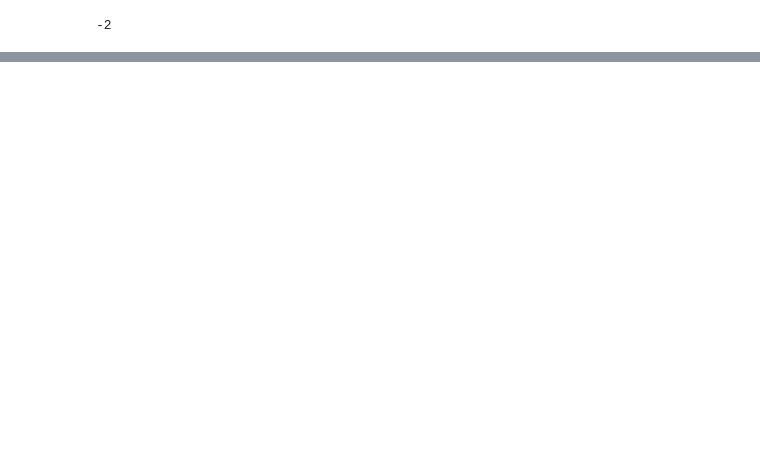
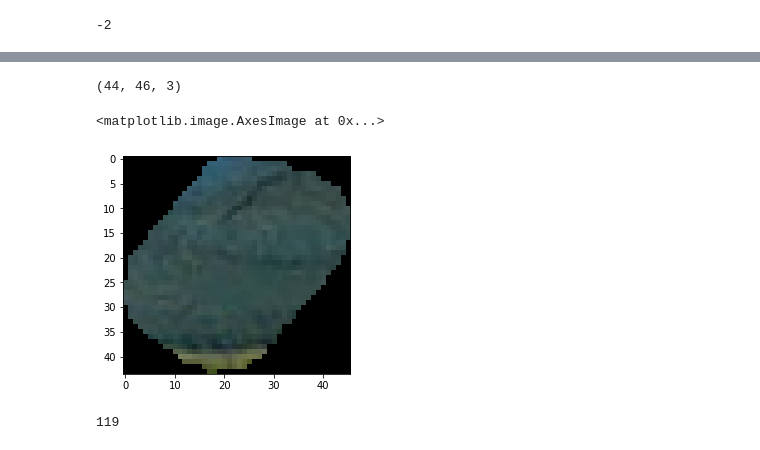
Before and after one commit to ZHANG-Bo-yang/DeepMatch_apprentissage, a Jupyter notebook: Frag_Match_avec_rotation.ipynb, the cells around one changed output, grey strips where cells are left out. Saved outputs shown, nothing was run; the diff lists cells and outputs as text; code cells hidden in the pictures; blank space fills up the shorter version.

```diff
--- a/Frag_Match_avec_rotation.ipynb
+++ b/Frag_Match_avec_rotation.ipynb
@@ -526,0 +644,9 @@ score_list,position=run_net(net,img_test,frag_test,frag_size,using_cuda,320)
+# %%
+frag_test.shape
+# %% [output]
+(44, 46, 3)
+# %%
+plt.imshow(frag_test)
+# %% [output]
+<matplotlib.image.AxesImage at 0x...>
+[figure, added]
@@ -527,3 +655,7 @@ score_list,position=run_net(net,img_test,frag_test,frag_size,using_cuda,320)
+# %%
+len(position_list)
+# %% [output]
+119
 # %%
 frag_position=frag_match(frag_test,img_test,position)
 # %%
```
Also changed, not shown: parts of 26 cells of this notebook.
